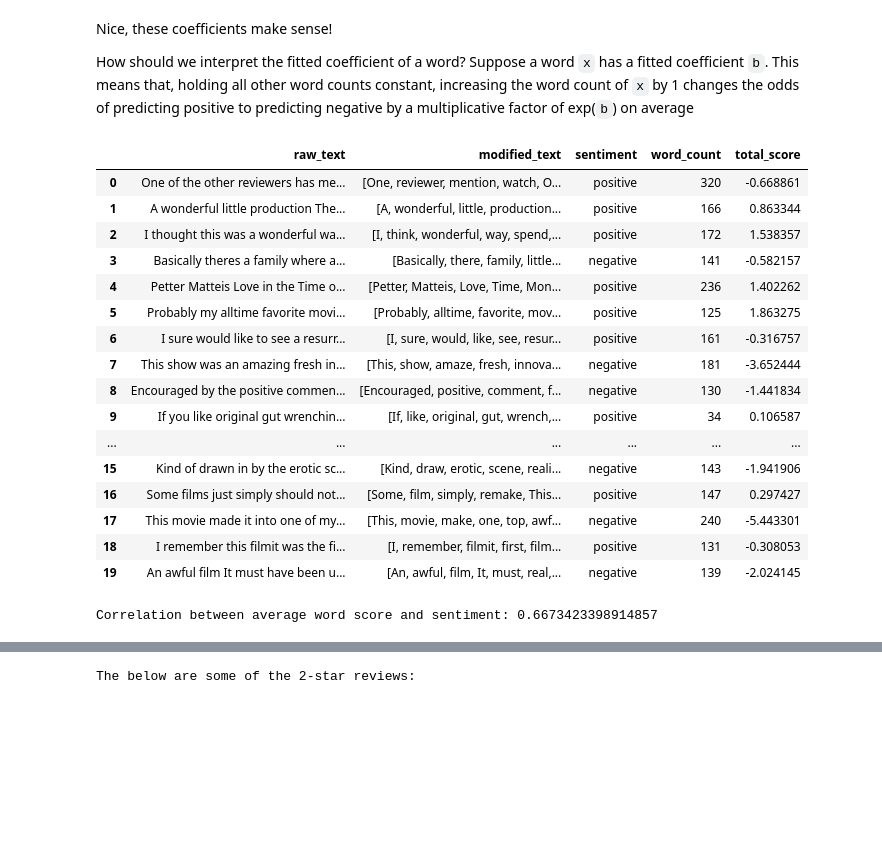
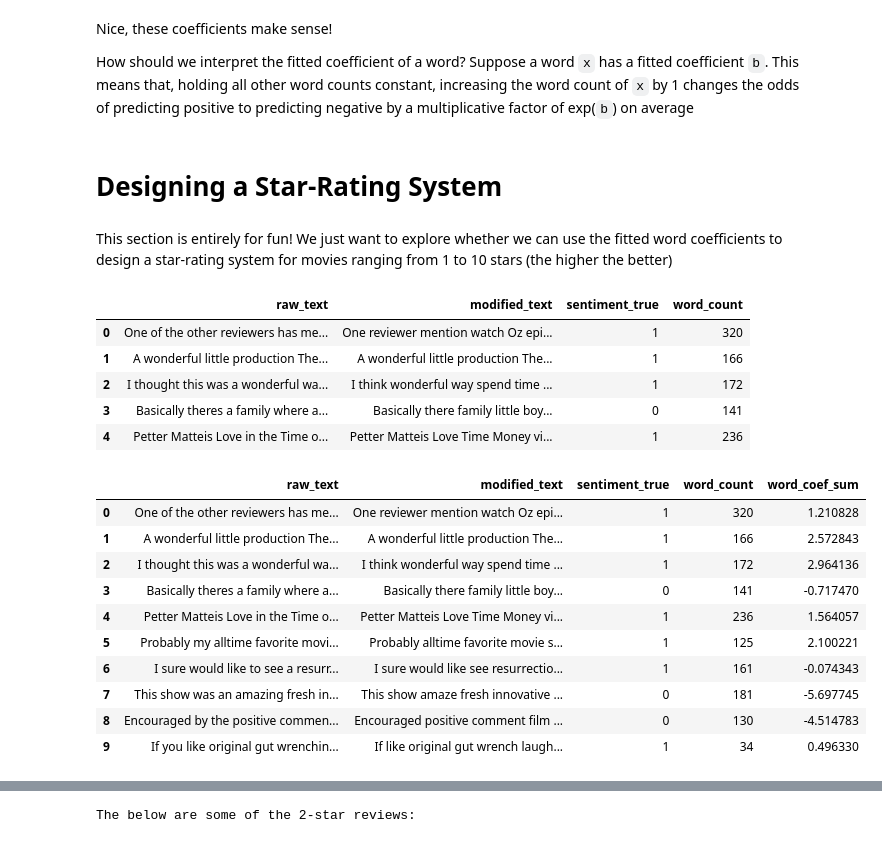
Before and after one commit to efei01/NSDC_F23_movie_reviews_project, a Jupyter notebook: Movie_Review_Sentiment_Analysis_V2.ipynb, the cells around one changed output, grey strips where cells are left out. Cells and saved outputs as stored; diff of their text form; code cells hidden in the pictures; blank space fills up the shorter version.

Commit message:
Finished building model pipeline

```diff
--- a/Movie_Review_Sentiment_Analysis_V2.ipynb
+++ b/Movie_Review_Sentiment_Analysis_V2.ipynb
@@ -206,0 +176,3 @@ df_review.head()
+# %%
+df_review['modified_text'] = df_review['modified_text'].map(lambda m: " ".join(m))
+df_review.head()
@@ -211,6 +190,5 @@ The primary purpose of this modeling section is to interpret the fitted logistic
 # %%
 train, test = train_test_split(df_review, test_size=0.2, random_state=42)
-features_to_drop = ['raw_text', 'modified_text', 'sentiment_true', 'word_count']
-X_train, y_train = train.drop(features_to_drop, axis=1), train['sentiment_true']
-X_test, y_test = test.drop(features_to_drop, axis=1), test['sentiment_true']
+X_train, y_train = train[['modified_text']], train['sentiment_true']
+X_test, y_test = test[['modified_text']], test['sentiment_true']
 # %%
@@ -302,10 +234,12 @@ Score on test data: 0.87
 # Model Interpretation
 # %%
 # Return a list of each unique word with its fitted coefficient
+best_pipeline = grid_search.best_estimator_
 word_coef_df = pd.DataFrame({
-    'word': X_train.columns,
-    'coef': clf.coef_[0]}
+    'word': best_pipeline.named_steps['preprocessor'].get_feature_names_out(),
+    'coef': best_pipeline.named_steps['classifier'].coef_[0]}
 )
+word_coef_df['word'] = word_coef_df['word'].map(lambda w: w.split("__")[-1])
 word_coef_df.head()
 # %% [output]
 |  | word | coef |
@@ -348,42 +282,33 @@ word_coef_df.sort_values('coef', ascending=False).head(10)
 Nice, these coefficients make sense!
 
 How should we interpret the fitted coefficient of a word? Suppose a word `x` has a fitted coefficient `b`. This means that, holding all other word counts constant, increasing the word count of `x` by 1 changes the odds of predicting positive to predicting negative by a multiplicative factor of exp(`b`) on average
+# %% [markdown]
+# Designing a Star-Rating System
+# %% [markdown]
+This section is entirely for fun! We just want to explore whether we can use the fitted word coefficients to design a star-rating system for movies ranging from 1 to 10 stars (the higher the better)
+# %%
+df_review.head()
+# %% [output]
+|  | raw_text | modified_text | sentiment_true | word_count |
+| 0 | One of the other reviewers has me... | One reviewer mention watch Oz epi... | 1 | 320 |
+| 1 | A wonderful little production The... | A wonderful little production The... | 1 | 166 |
+| 2 | I thought this was a wonderful wa... | I think wonderful way spend time ... | 1 | 172 |
+| 3 | Basically theres a family where a... | Basically there family little boy... | 0 | 141 |
+| 4 | Petter Matteis Love in the Time o... | Petter Matteis Love Time Money vi... | 1 | 236 |
 # %%
-# calculate total scores for each review (sum of the scores of every word in the review)
-
-
-df_data = df_review[['raw_text','modified_text','sentiment','word_count']].copy()
-
-word_weight_dict = dict(zip(word_weight_df['word'], word_weight_df['weight'])) # define dictionary to hold words and corresponding weights
-
-# total_score_vectorized() returns the sum of the weights of each word in the inputted text
-def total_score_vectorized(text_list):
-    return sum(word_weight_dict.get(word, 0) for word in text_list)
-
-df_data['total_score'] = df_data['modified_text'].apply(total_score_vectorized)
-df_data.head(20)
+# Calculate scores for each review (sum of the scores of every word in the review)
+word_coef_dict = dict(zip(word_coef_df['word'], word_coef_df['coef'])) # define dictionary to hold words and corresponding weight
+df_review['word_coef_sum'] = df_review['modified_text'].map(lambda m: sum(word_coef_dict.get(word, 0) for word in m.split(" ")))
+df_review.head(10)
 # %% [output]
-|  | raw_text | modified_text | sentiment | word_count | total_score |
-| 0 | One of the other reviewers has me... | [One, reviewer, mention, watch, O... | positive | 320 | -0.668861 |
-| 1 | A wonderful little production The... | [A, wonderful, little, production... | positive | 166 | 0.863344 |
-| 2 | I thought this was a wonderful wa... | [I, think, wonderful, way, spend,... | positive | 172 | 1.538357 |
-| 3 | Basically theres a family where a... | [Basically, there, family, little... | negative | 141 | -0.582157 |
-| 4 | Petter Matteis Love in the Time o... | [Petter, Matteis, Love, Time, Mon... | positive | 236 | 1.402262 |
-| 5 | Probably my alltime favorite movi... | [Probably, alltime, favorite, mov... | positive | 125 | 1.863275 |
-| 6 | I sure would like to see a resurr... | [I, sure, would, like, see, resur... | positive | 161 | -0.316757 |
-| 7 | This show was an amazing fresh in... | [This, show, amaze, fresh, innova... | negative | 181 | -3.652444 |
-| 8 | Encouraged by the positive commen... | [Encouraged, positive, comment, f... | negative | 130 | -1.441834 |
-| 9 | If you like original gut wrenchin... | [If, like, original, gut, wrench,... | positive | 34 | 0.106587 |
-| ... | ... | ... | ... | ... | ... |
-| 15 | Kind of drawn in by the erotic sc... | [Kind, draw, erotic, scene, reali... | negative | 143 | -1.941906 |
-| 16 | Some films just simply should not... | [Some, film, simply, remake, This... | positive | 147 | 0.297427 |
-| 17 | This movie made it into one of my... | [This, movie, make, one, top, awf... | negative | 240 | -5.443301 |
-| 18 | I remember this filmit was the fi... | [I, remember, filmit, first, film... | positive | 131 | -0.308053 |
-| 19 | An awful film It must have been u... | [An, awful, film, It, must, real,... | negative | 139 | -2.024145 |
+|  | raw_text | modified_text | sentiment_true | word_count | word_coef_sum |
+| 0 | One of the other reviewers has me... | One reviewer mention watch Oz epi... | 1 | 320 | 1.210828 |
+| 1 | A wonderful little production The... | A wonderful little production The... | 1 | 166 | 2.572843 |
+| 2 | I thought this was a wonderful wa... | I think wonderful way spend time ... | 1 | 172 | 2.964136 |
+| 3 | Basically theres a family where a... | Basically there family little boy... | 0 | 141 | -0.717470 |
+| 4 | Petter Matteis Love in the Time o... | Petter Matteis Love Time Money vi... | 1 | 236 | 1.564057 |
+| 5 | Probably my alltime favorite movi... | Probably alltime favorite movie s... | 1 | 125 | 2.100221 |
+| 6 | I sure would like to see a resurr... | I sure would like see resurrectio... | 1 | 161 | -0.074343 |
+| 7 | This show was an amazing fresh in... | This show amaze fresh innovative ... | 0 | 181 | -5.697745 |
+| 8 | Encouraged by the positive commen... | Encouraged positive comment film ... | 0 | 130 | -4.514783 |
+| 9 | If you like original gut wrenchin... | If like original gut wrench laugh... | 1 | 34 | 0.496330 |
-# %%
-df_data['average_word_score'] = df_data['total_score']/df_data['word_count']
-
-correlation = df_data['average_word_score'].corr(df_data['sentiment'].map({'positive': 1, 'negative': 0})) # corr() requires numeric values, so we map 'sentiment' to 1 and 0
-print(f"Correlation between average word score and sentiment: {correlation}")
-# %% [output]
-Correlation between average word score and sentiment: 0.6673423398914857
```
Also changed, not shown: parts of 14 cells of this notebook.
